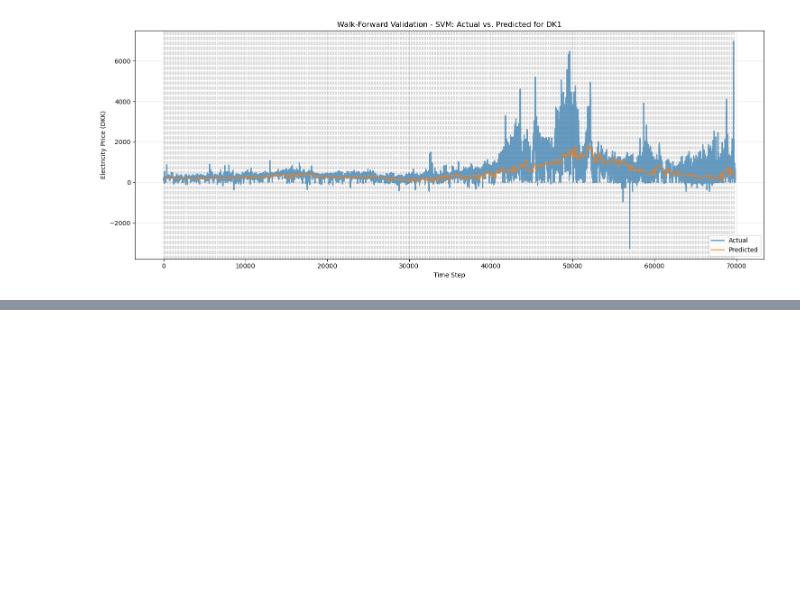
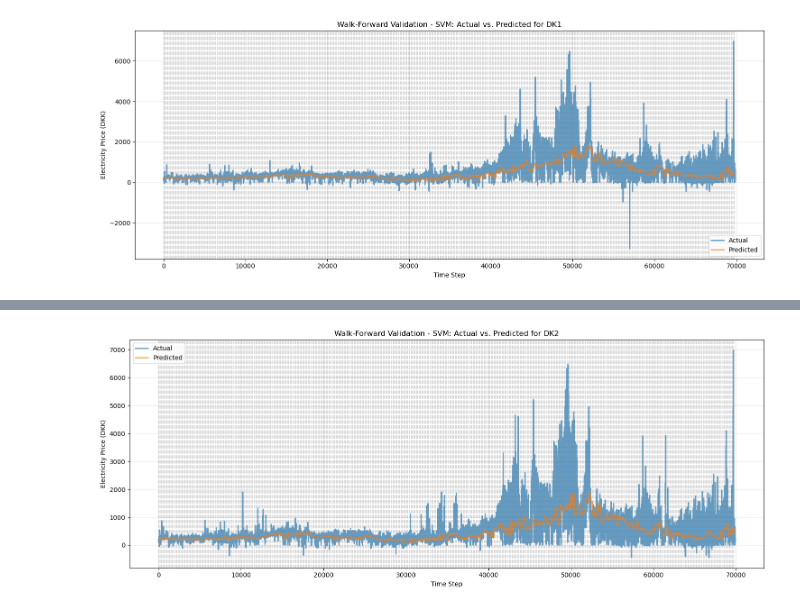
Before and after one commit to chrso19/Speciale_Kode, a Jupyter notebook: Shallow learners/SVM_test.ipynb, the cells around one changed output, grey strips where cells are left out. Cells and saved outputs as stored; diff of their text form; code cells hidden in the pictures; blank space fills up the shorter version.

```diff
--- a/Shallow learners/SVM_test.ipynb
+++ b/Shallow learners/SVM_test.ipynb
@@ -213,0 +318,12 @@ plot_walk_forward_results(
+# %%
+svm_predict = make_svm_predict_fn(forecast_horizon = 168)
+
+results_svm_DK2 = walk_forward_validation(
+    data_series = DK2_train_set,
+    predict_fn = svm_predict,
+    training_window = 8760,
+    forecast_horizon = 168,
+    expanding = False
+)
+
+predictions_DK2, actuals_DK2, fold_rmse_DK2, fold_mae_DK2 = results_svm_DK2
@@ -213,0 +348,9 @@ plot_walk_forward_results(
+# %%
+title_DK2 = 'Walk-Forward Validation - SVM: Actual vs. Predicted for DK2'
+
+plot_walk_forward_results(
+        predictions_DK2,
+        actuals_DK2,
+        title_DK2)
+# %% [output]
+[figure, added]
```
Also changed, not shown: parts of 6 cells of this notebook, 1 other file.
